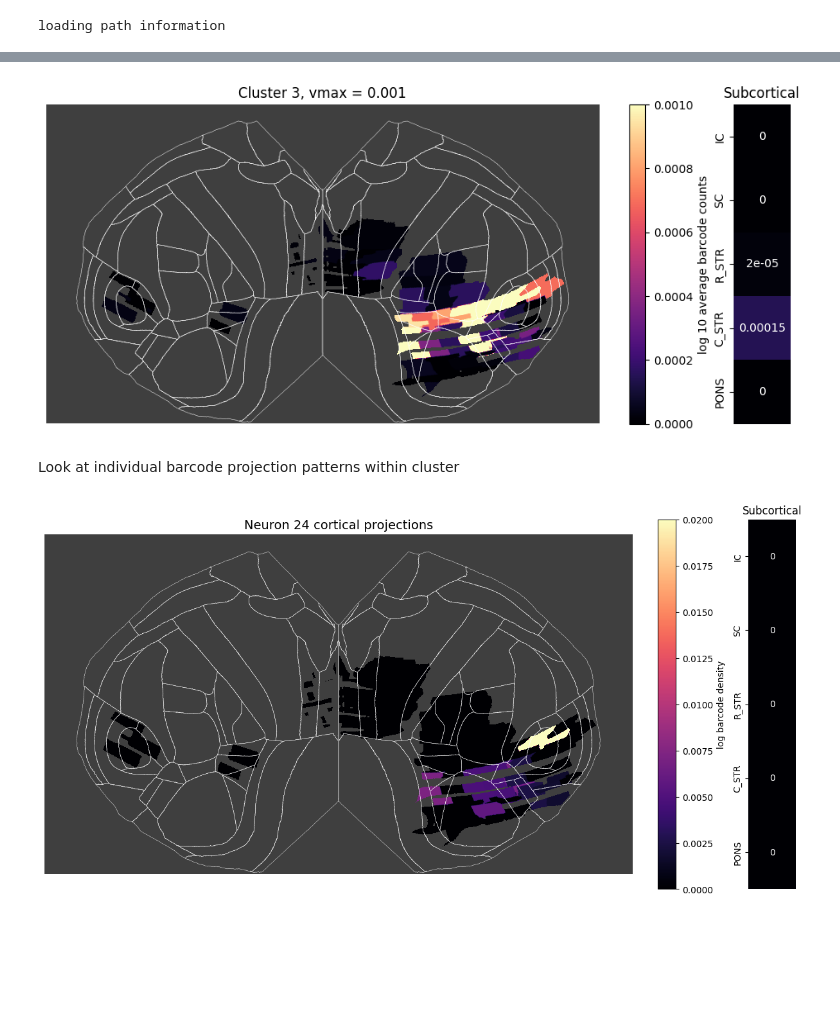
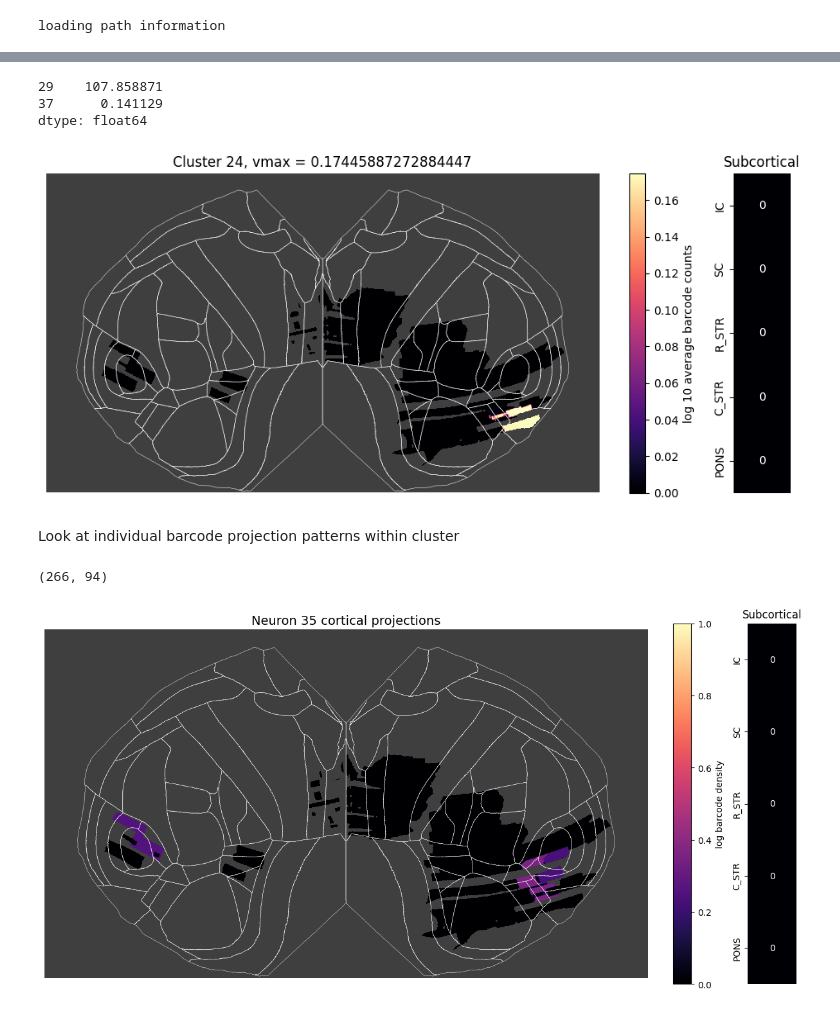
Before and after one commit to znamlab/MAPseq_processing, a Jupyter notebook: Preprocessing_sequencing/notebooks/visualise_clusters.ipynb, the cells around one changed output, grey strips where cells are left out. Cells and saved outputs as stored; diff of their text form; code cells hidden in the pictures; blank space fills up the shorter version.

```diff
--- a/Preprocessing_sequencing/notebooks/visualise_clusters.ipynb
+++ b/Preprocessing_sequencing/notebooks/visualise_clusters.ipynb
@@ -26,7 +26,7 @@ lcm_reg_dir = pathlib.PurePath('/nemo/lab/znamenskiyp/home/shared/code/MAPseq_pr
 reads_path = pathlib.Path("/camp/lab/znamenskiyp/home/shared/projects/turnerb_A1_MAPseq/FIAA32.6a/Sequencing/Source_target_together")
 RTtosample = pd.read_csv(allen_converted_path.parents[2]/ 'Sequencing/Processed_data/UpdatedApril/tube_to_RT.csv')
 #normalised_barcode_path= pathlib.Path('/camp/lab/znamenskiyp/home/shared/projects/turnerb_A1_MAPseq/FIAA32.6a/Sequencing/Source_target_together/barcode_matrix_normalised.pkl')
-normalised_barcode_path= pathlib.Path('/camp/lab/znamenskiyp/home/shared/projects/turnerb_A1_MAPseq/FIAA32.6a/Sequencing/Source_target_together/barcodes_with_leiden_cluster_label_with_source.pkl')
+normalised_barcode_path= pathlib.Path('/camp/lab/znamenskiyp/home/shared/projects/turnerb_A1_MAPseq/FIAA32.6a/Sequencing/Source_target_together/barcodes_with_leiden_cluster_label_with_no_source_higher_leiden.pkl')
 areas = pd.read_csv(lcm_reg_dir/'3d_areas.csv')
 # %%
 np.seterr(divide = 'ignore')
@@ -125,5 +130,11 @@ cluster_df.loc[:, (cluster_df != 0).any(axis=0)]
+# %%
+show_me.sum()
+# %% [output]
+29    107.858871
+37      0.141129
+dtype: float64
 # %%
-cluster = '3'
+cluster = '24'
 cluster_df = clustered_bc[clustered_bc.index==cluster]
 cluster_matrix = np.zeros((len(cluster_df), max(cluster_df.columns.to_list())+1))
 for column in cluster_df:
@@ -133,7 +144,7 @@ normalized_matrix_mean = np.mean(cluster_matrix, axis=0)
 normalized_matrix_mean[0] = -1
 fig = plt.figure(figsize=(14, 300))
 cmap = plt.cm.get_cmap("magma").copy()
-vmax_max =  0.001#np.partition(normalized_matrix_mean.flatten(), -2)[-2]
+
 #new_colours = cmap(np.linspace(0, 1, 30))
 #grey = ([0.3, 0.3, 0.3, 1])
 #new_colours[0, :] = grey
@@ -144,6 +155,7 @@ gs = fig.add_gridspec(50, 2, width_ratios=[2, 0.15])
 ax1 = fig.add_subplot(gs[1, 0])
 
 new_mat = np.log10(1 + normalized_matrix_mean[ROI_projection_max.astype(int)]).T
+vmax_max =  np.log10(normalized_matrix_mean.max() + 1)#np.partition(normalized_matrix_mean.flatten(), -2)[-2]
 new_fig = ax1.imshow(new_mat, cmap=cmap, vmax =vmax_max)
 plt.title(f'Cluster {cluster}, vmax = {vmax_max}')
 ax1.axis('off')
@@ -159,7 +171,7 @@ for k, boundary_coords in bf_right_boundaries.items():
 # Subplot - Seaborn heatmap
 sub_cort_heat = pd.DataFrame(columns=sub_cortical.keys(), dtype="float")
 for col in sub_cort_heat.columns:
-        sub_cort_heat.loc[0, col] = np.log(normalized_matrix_mean[sub_cortical_updated[col]].sum()+1)
+        sub_cort_heat.loc[0, col] = np.log10(normalized_matrix_mean[sub_cortical_updated[col]].sum()+1)
 ax2 = fig.add_subplot(gs[1, 1])
 sb.heatmap(sub_cort_heat.T, annot=True, cmap=cmap, cbar=False, cbar_ax=ax2, vmax=vmax_max)
 ax2.set_title('Subcortical')
@@ -167,7 +179,7 @@ ax2.set(xticklabels=[])
 #ax2.set_yticklabels(labels=sub_cortical.keys(), rotation=0)
 ax2.tick_params(left=True, bottom=False)
 # %% [output]
-[figure, old version]
+[figure, new version]
 # %% [markdown]
 Look at individual barcode projection patterns within cluster
 # %%
@@ -190,9 +202,13 @@ for i, row in areas_to_look.iterrows():
 density_barcodes = pd.DataFrame()
 for col in clustered_bc.columns:
     density_barcodes[col] = clustered_bc[col]/(areas_to_look.loc[col].sum())
+# %%
+barcode_density_matrix.shape
+# %% [output]
+(266, 94)
 # %%
 # Create the main figure and gridspec
-cluster = '3'
+cluster = '10'
 cluster_df = density_barcodes[density_barcodes.index==cluster].reset_index(drop = True)
 barcode_density_matrix = np.zeros((len(cluster_df), max(cluster_df.columns.to_list())+1))
 for column in cluster_df:
@@ -202,7 +218,7 @@ barcode_index = np.random.randint(len(cluster_df))
 fig = plt.figure(figsize=(12, 300))
 gs = fig.add_gridspec(50, 2, width_ratios=[2, 0.15])
 cmap = plt.cm.get_cmap("magma").copy()
-vmax_max =  0.02
+vmax_max = barcode_density_matrix.max()
 #new_colours = cmap(np.linspace(0, 1, 30))
 #grey = ([0.3, 0.3, 0.3, 1])
 #new_colours[0, :] = grey
@@ -213,33 +229,33 @@ cmap.set_bad(color=[0.25, 0.25, 0.25, 1])
     # add a new subplot iteratively
     #
     # Subplot - Main plot
-ax1 = fig.add_subplot(gs[i, 0])
+ax1 = fig.add_subplot(gs[1, 0])
 new_mat = np.log(1 + barcode_density_matrix[barcode_index, ROI_projection_max.astype(int)]).T
 new_fig = ax1.imshow(new_mat, cmap=cmap, vmax =vmax_max)
 ax1.axis('off')
 cbar = fig.colorbar(new_fig, ax=ax1, fraction=0.03, pad=0.04)
 cbar.set_label('log barcode density')
 
 ax1.set_title(f'Neuron {barcode_index} cortical projections', fontdict={'fontsize': 14})
 for k, boundary_coords in bf_left_boundaries.items():
     ax1.plot(*boundary_coords.T, c="white", lw=0.3)
 for k, boundary_coords in bf_right_boundaries.items():
     ax1.plot(*boundary_coords.T, c="white", lw=0.3)
 
 # Subplot - Seaborn heatmap
 sub_cort_heat = pd.DataFrame(columns=sub_cortical.keys(), dtype="float")
 for col in sub_cort_heat.columns:
         sub_cort_heat.loc[0, col] = np.log(barcode_density_matrix[barcode_index,sub_cortical_updated[col]].sum()+1)
-ax2 = fig.add_subplot(gs[i, 1])
+ax2 = fig.add_subplot(gs[1, 1])
 sb.heatmap(sub_cort_heat.T, annot=True, cmap=cmap, cbar=False, cbar_ax=ax2, vmax=vmax_max)
 ax2.set_title('Subcortical')
 ax2.set(xticklabels=[])
 #ax2.set_yticklabels(labels=sub_cortical.keys(), rotation=0)
 ax2.tick_params(left=True, bottom=False)
 
 plt.tight_layout()
 plt.show()
 
 #plt.savefig(convert_to_flat_path/f'example_projections/random_{iteration}.pdf')
 # %% [output]
-[figure, old version]
+[figure, new version]
```
Also changed, not shown: parts of 2 cells of this notebook, 17 other files.
